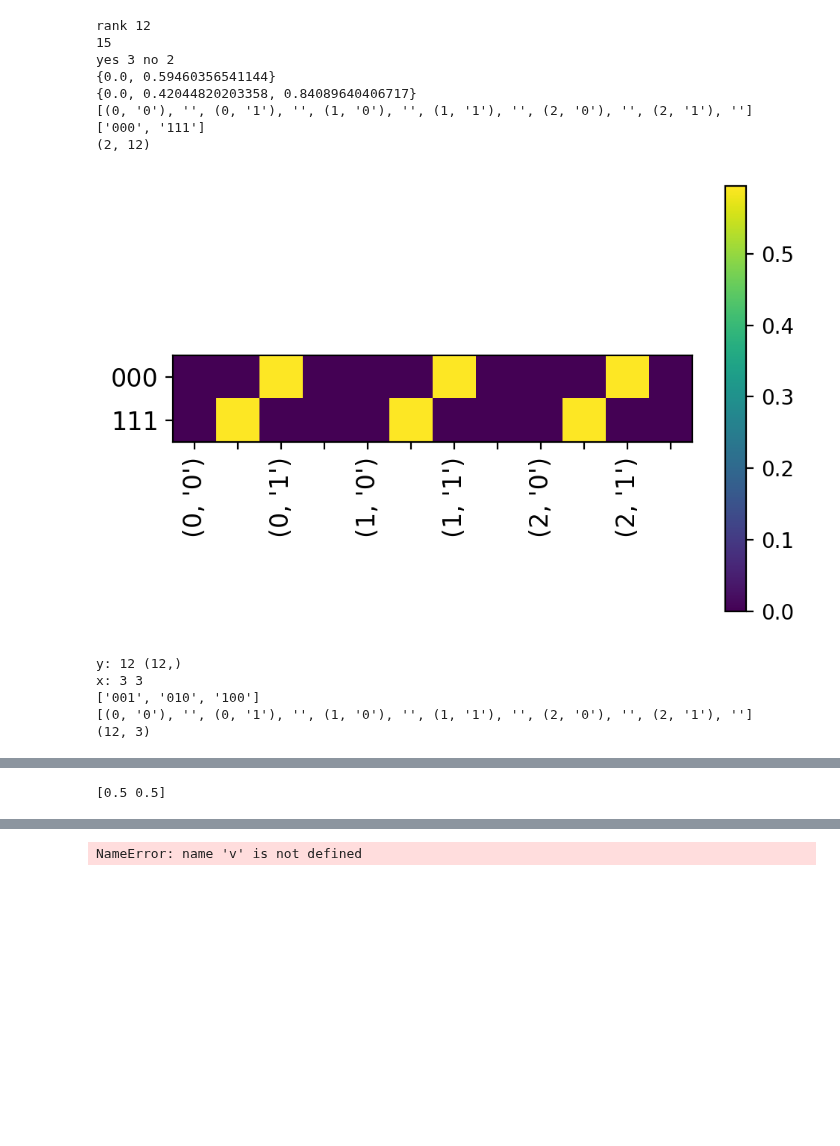
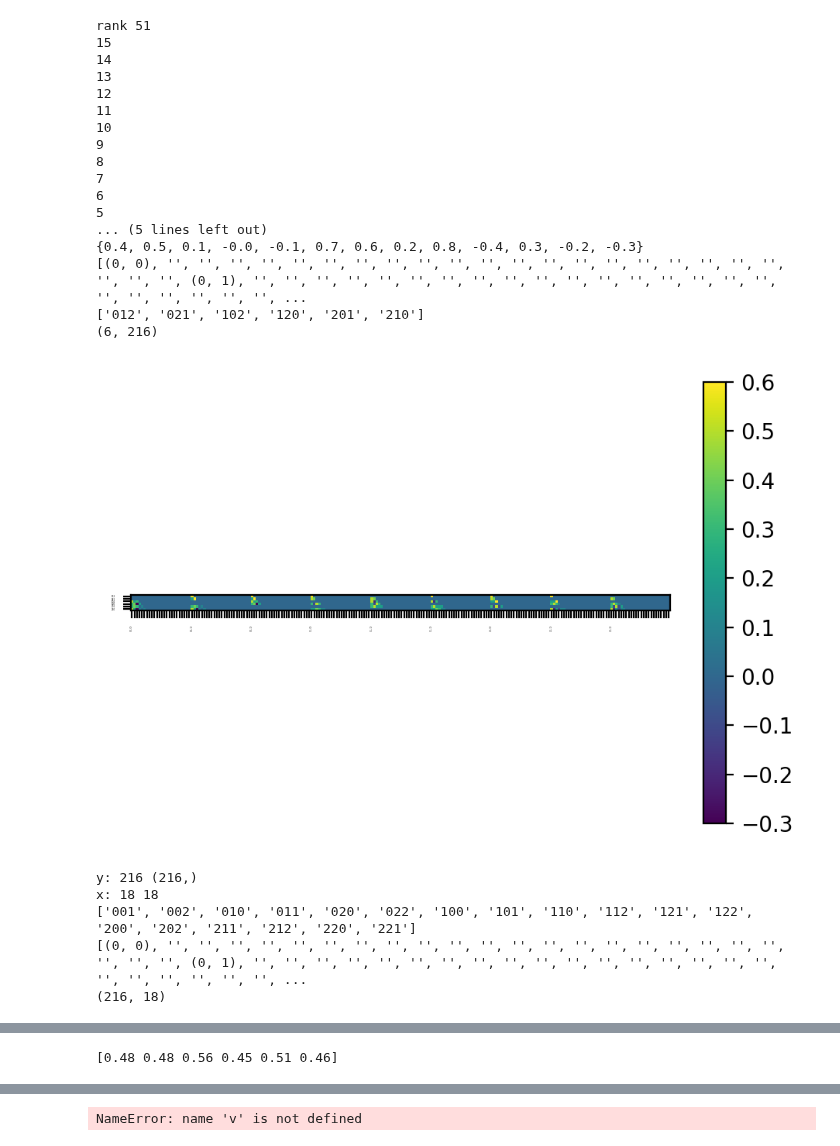
Before and after one commit to blake-holman/ED_Adversaries, a Jupyter notebook: Span.ipynb, the cells around one changed output, grey strips where cells are left out. Saved outputs shown, nothing was run; the diff lists cells and outputs as text; code cells hidden in the pictures; blank space fills up the shorter version.

```diff
--- a/Span.ipynb
+++ b/Span.ipynb
@@ -62,8 +62,8 @@ class SpanProgram():
         visualize(np.array(self.witnesses).T, ([to_str(yes) for yes in self.problem.yes_instances], y_ticks))
 # %%
 diffs = []
-# prob = ED(3)
-prob = threshold_k(3, 2)
+prob = ED(3)
+# prob = threshold_k(3, 1)
 print(prob.yes_len, prob.no_len, prob.len)
 target = np.zeros(prob.yes_len)
 # target[0] = 1
@@ -173,7 +173,7 @@ def span_from_decomp(partials, problem):
 
     return SpanProgram(problem, I, witnesses)
 
-X2 = np.round(X, 7)
+X2 = np.round(X, 3)
 print('rank', np.linalg.matrix_rank(X2))
 # print(X)
 L = get_cholesky_fact(X2)
@@ -184,43 +184,52 @@ L = get_cholesky_fact(X2)
 # plt.show()
 # plt.imshow(V)
 # plt.show()
 partials = decompose_cholesky(L.T, prob)
 # print(partials[0].shape)
 # plt.imshow(L.T)
 # plt.show()
 # plt.show()
 # print(sp.A)
 # for partial in partials:
     # plt.imshow(partial)
     # plt.colorbar()
     # plt.show()
 # plt.imshow()
 sp = span_from_decomp(partials, prob)
 print('yes', prob.yes_len,'no',  prob.no_len)
 # plt.imshow()
 print(set(sp.A.flatten()))
 print(set(np.array(sp.witnesses).flatten()))
 # plt.imshow(np.array(sp.witnesses).T)
 # plt.colorbar()kk
 # plt.show()
 sp.visualize_A()
 sp.visualize_witnesses()
 print(sp.A@sp.witnesses[-1].T)
 # print(np.array(sp.witnesses).T)
 # plt.imshow(np.array(sp.witnesses) - sp.A)
 # plt.colorbar()
 # %% [output]
-rank 12
+rank 51
 15
-yes 3 no 2
-{0.0, 0.59460356541144}
-{0.0, 0.42044820203358, 0.84089640406717}
-[(0, '0'), '', (0, '1'), '', (1, '0'), '', (1, '1'), '', (2, '0'), '', (2, '1'), '']
-['000', '111']
-(2, 12)
+14
+13
+12
+11
+10
+9
+8
+7
+6
+5
+... (5 lines left out)
+{0.4, 0.5, 0.1, -0.0, -0.1, 0.7, 0.6, 0.2, 0.8, -0.4, 0.3, -0.2, -0.3}
+[(0, 0), '', '', '', '', '', '', '', '', '', '', '', '', '', '', '', '', '', '', '', '', '', '', '', (0, 1), '', '', '', '', '', '', '', '', '', '', '', '', '', '', '', '', '', '', '', '', '', '', '', ...
+['012', '021', '102', '120', '201', '210']
+(6, 216)
-[figure, old version]
+[figure, new version]
-y: 12 (12,)
-x: 3 3
-['001', '010', '100']
-[(0, '0'), '', (0, '1'), '', (1, '0'), '', (1, '1'), '', (2, '0'), '', (2, '1'), '']
-(12, 3)
+y: 216 (216,)
+x: 18 18
+['001', '002', '010', '011', '020', '022', '100', '101', '110', '112', '121', '122', '200', '202', '211', '212', '220', '221']
+[(0, 0), '', '', '', '', '', '', '', '', '', '', '', '', '', '', '', '', '', '', '', '', '', '', '', (0, 1), '', '', '', '', '', '', '', '', '', '', '', '', '', '', '', '', '', '', '', '', '', '', '', ...
+(216, 18)
@@ -228,4 +237,4 @@ x: 3 3
-[0.5 0.5]
+[0.48 0.48 0.56 0.45 0.51 0.46]
 # %%
 print(np.array([1,2,3]).shape)
 # %% [output]
```
Also changed, not shown: parts of 3 cells of this notebook.
